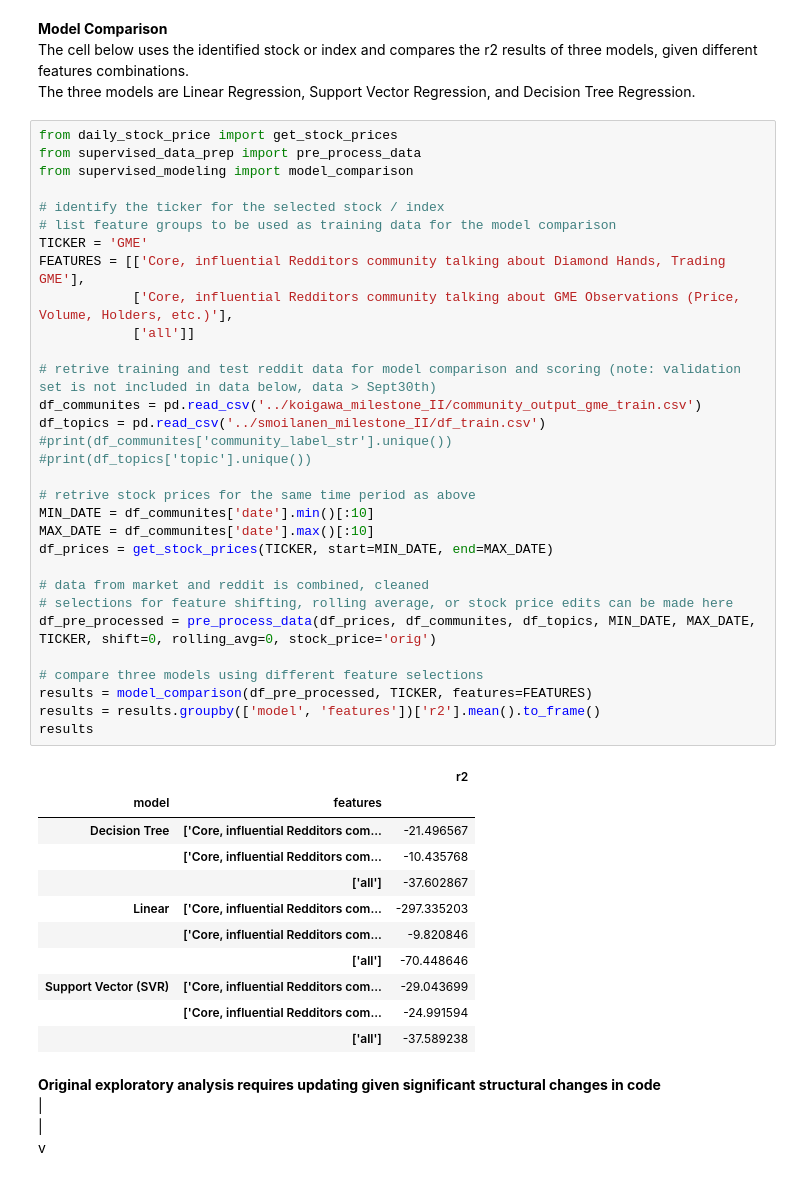
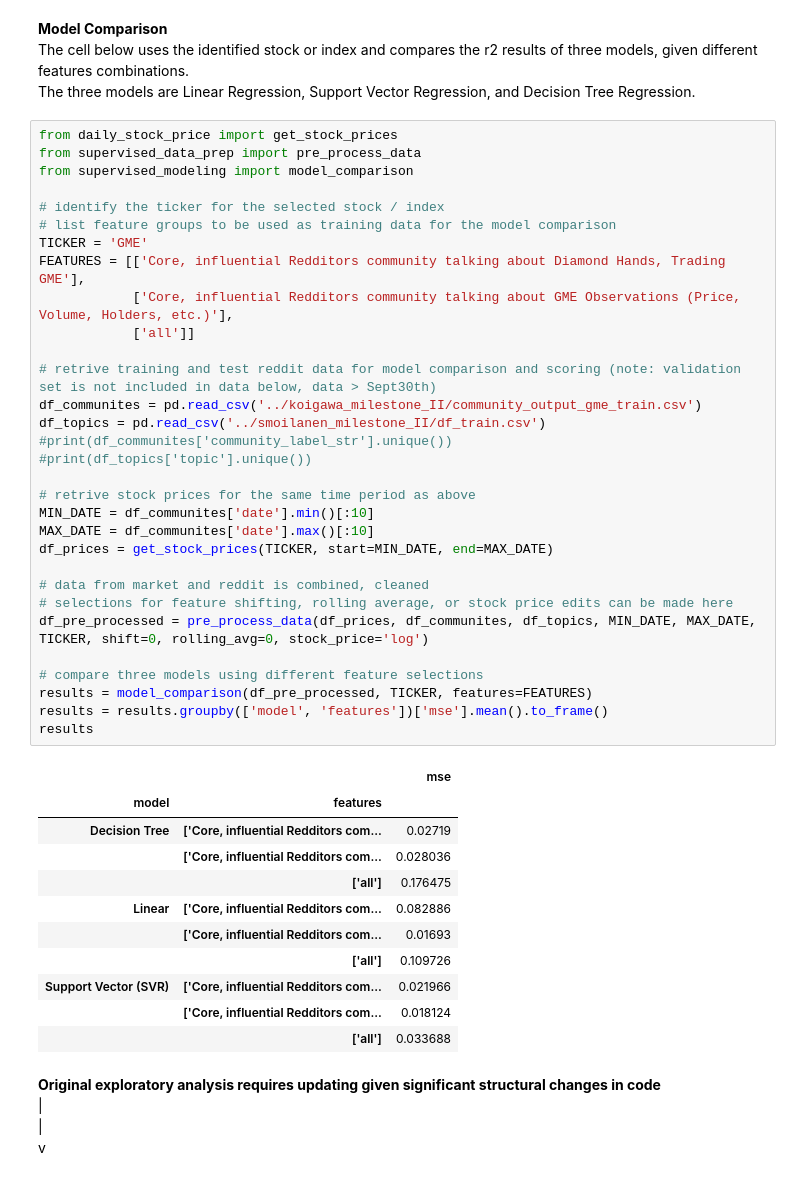
Before and after one commit to carldebski/mads_milestone_II, a Jupyter notebook: cdebski_milestone_II/model_comparison.ipynb, the cells around one changed output. Drawn from its saved outputs; the diff is of its cells as text.

```diff
--- a/cdebski_milestone_II/model_comparison.ipynb
+++ b/cdebski_milestone_II/model_comparison.ipynb
@@ -10,46 +10,46 @@ The three models are Linear Regression, Support Vector Regression, and Decision
 # %%
 from daily_stock_price import get_stock_prices
 from supervised_data_prep import pre_process_data
 from supervised_modeling import model_comparison
 
 # identify the ticker for the selected stock / index
 # list feature groups to be used as training data for the model comparison
 TICKER = 'GME'
 FEATURES = [['Core, influential Redditors community talking about Diamond Hands, Trading GME'],
             ['Core, influential Redditors community talking about GME Observations (Price, Volume, Holders, etc.)'],
             ['all']]
 
 # retrive training and test reddit data for model comparison and scoring (note: validation set is not included in data below, data > Sept30th)
 df_communites = pd.read_csv('../koigawa_milestone_II/community_output_gme_train.csv')
 df_topics = pd.read_csv('../smoilanen_milestone_II/df_train.csv')
 #print(df_communites['community_label_str'].unique())
 #print(df_topics['topic'].unique())
 
 # retrive stock prices for the same time period as above
 MIN_DATE = df_communites['date'].min()[:10]
 MAX_DATE = df_communites['date'].max()[:10]
 df_prices = get_stock_prices(TICKER, start=MIN_DATE, end=MAX_DATE)
 
 # data from market and reddit is combined, cleaned
 # selections for feature shifting, rolling average, or stock price edits can be made here
-df_pre_processed = pre_process_data(df_prices, df_communites, df_topics, MIN_DATE, MAX_DATE, TICKER, shift=0, rolling_avg=0, stock_price='orig')
+df_pre_processed = pre_process_data(df_prices, df_communites, df_topics, MIN_DATE, MAX_DATE, TICKER, shift=0, rolling_avg=0, stock_price='log')
 
 # compare three models using different feature selections
 results = model_comparison(df_pre_processed, TICKER, features=FEATURES)
-results = results.groupby(['model', 'features'])['r2'].mean().to_frame()
+results = results.groupby(['model', 'features'])['mse'].mean().to_frame()
 results
 # %% [output]
-|  |  | r2 |
+|  |  | mse |
 | model | features |  |
-| Decision Tree | ['Core, influential Redditors com... | -21.496567 |
-|  | ['Core, influential Redditors com... | -10.435768 |
-|  | ['all'] | -37.602867 |
-| Linear | ['Core, influential Redditors com... | -297.335203 |
-|  | ['Core, influential Redditors com... | -9.820846 |
-|  | ['all'] | -70.448646 |
-| Support Vector (SVR) | ['Core, influential Redditors com... | -29.043699 |
-|  | ['Core, influential Redditors com... | -24.991594 |
-|  | ['all'] | -37.589238 |
+| Decision Tree | ['Core, influential Redditors com... | 0.02719 |
+|  | ['Core, influential Redditors com... | 0.028036 |
+|  | ['all'] | 0.176475 |
+| Linear | ['Core, influential Redditors com... | 0.082886 |
+|  | ['Core, influential Redditors com... | 0.01693 |
+|  | ['all'] | 0.109726 |
+| Support Vector (SVR) | ['Core, influential Redditors com... | 0.021966 |
+|  | ['Core, influential Redditors com... | 0.018124 |
+|  | ['all'] | 0.033688 |
 # %% [markdown]
 **Original exploratory analysis requires updating given significant structural changes in code**\
 |\
```
Also changed, not shown: 2 other files.
